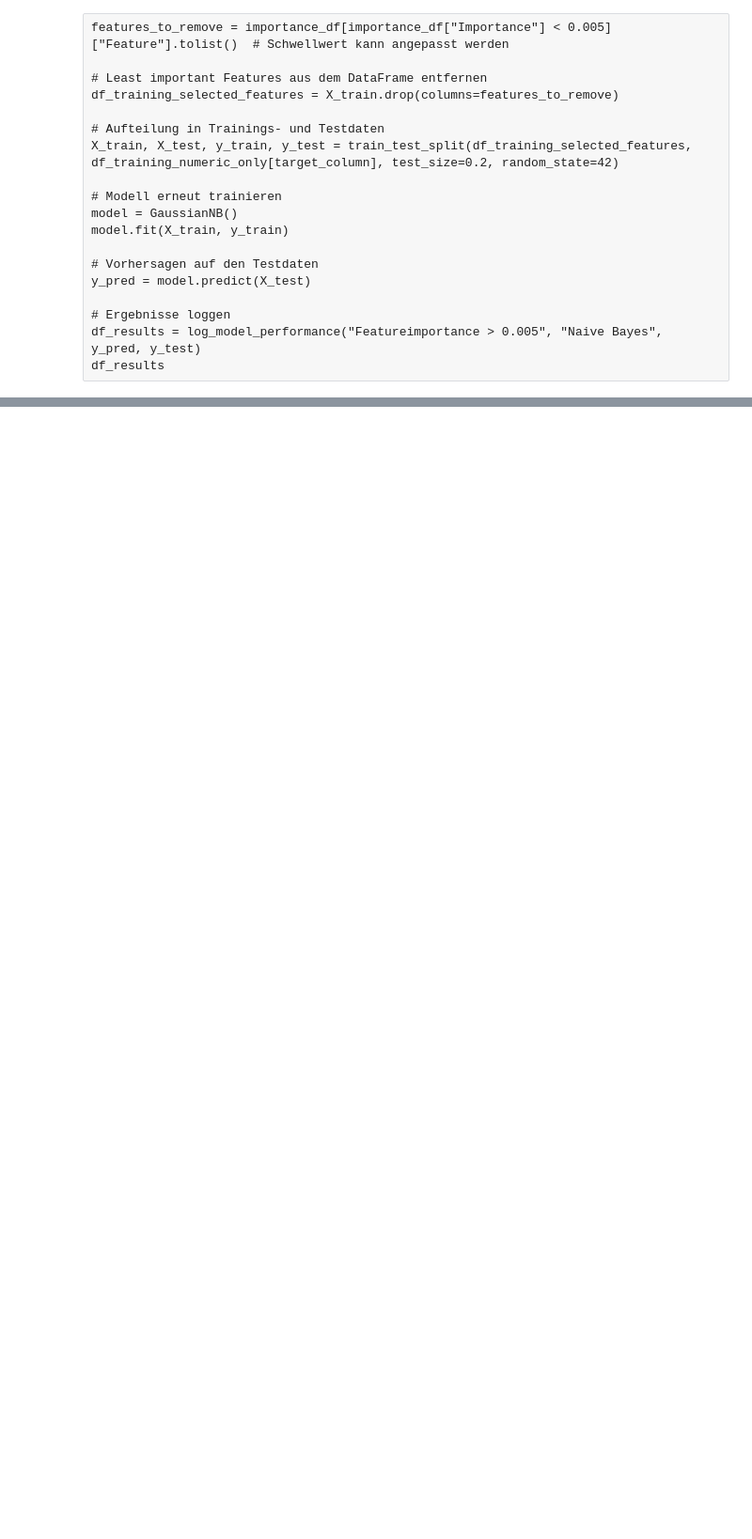
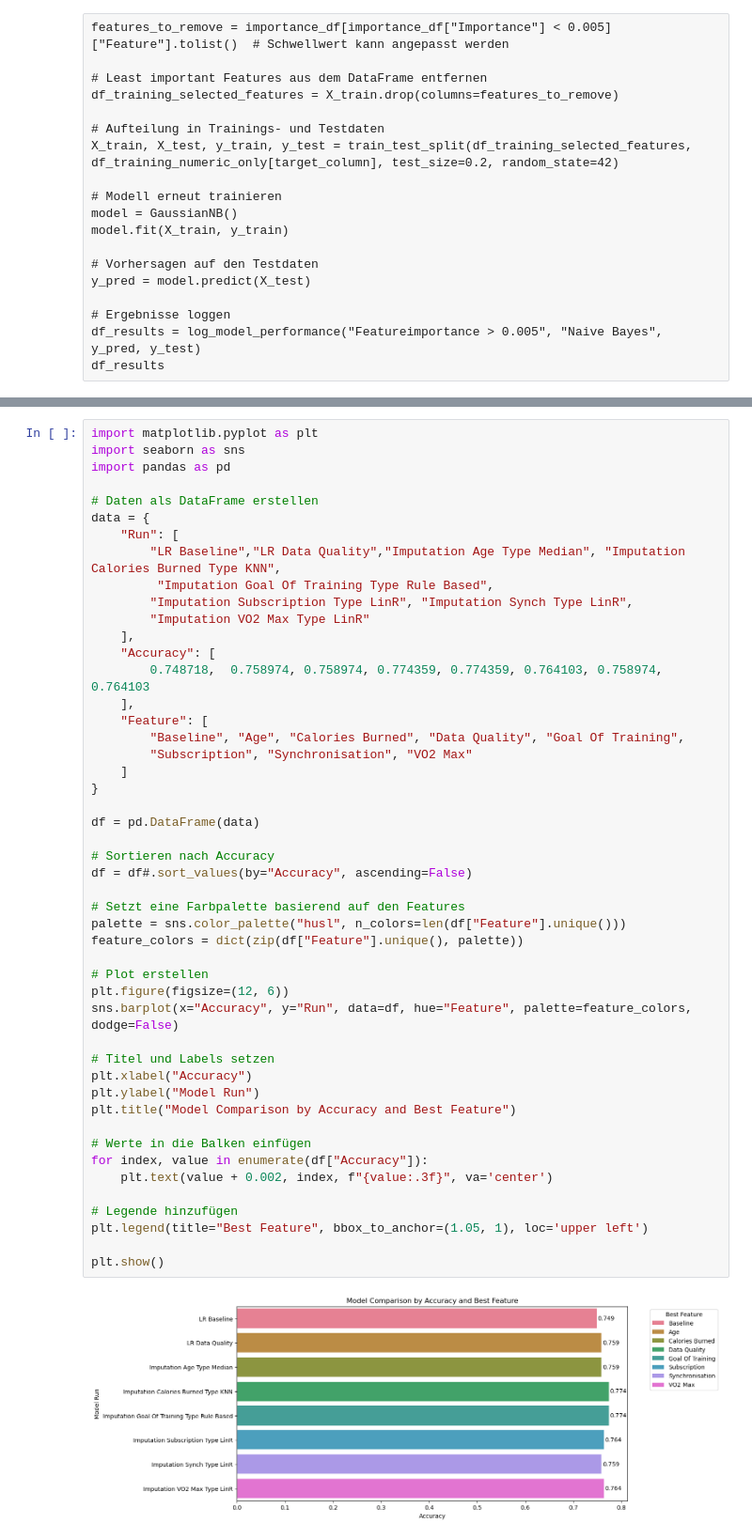
Before and after one commit to MarioKrupinski/Introduction-to-Data-Science-AI, a Jupyter notebook: notebooks/modell_ap_cache.ipynb, the cells around one changed output, grey strips where cells are left out. Shown at 94% size. Saved outputs shown, nothing was run; the diff lists cells and outputs as text; blank space fills up the shorter version.

```diff
--- a/notebooks/modell_ap_cache.ipynb
+++ b/notebooks/modell_ap_cache.ipynb
@@ -1001,0 +1053,50 @@ df_results
+# %%
+import matplotlib.pyplot as plt
+import seaborn as sns
+import pandas as pd
+
+# Daten als DataFrame erstellen
+data = {
+    "Run": [
+        "LR Baseline","LR Data Quality","Imputation Age Type Median", "Imputation Calories Burned Type KNN",
+         "Imputation Goal Of Training Type Rule Based",
+        "Imputation Subscription Type LinR", "Imputation Synch Type LinR",
+        "Imputation VO2 Max Type LinR"
+    ],
+    "Accuracy": [
+        0.748718,  0.758974, 0.758974, 0.774359, 0.774359, 0.764103, 0.758974, 0.764103
+    ],
+    "Feature": [
+        "Baseline", "Age", "Calories Burned", "Data Quality", "Goal Of Training",
+        "Subscription", "Synchronisation", "VO2 Max"
+    ]
+}
+
+df = pd.DataFrame(data)
+
+# Sortieren nach Accuracy
+df = df#.sort_values(by="Accuracy", ascending=False)
+
+# Setzt eine Farbpalette basierend auf den Features
+palette = sns.color_palette("husl", n_colors=len(df["Feature"].unique()))
+feature_colors = dict(zip(df["Feature"].unique(), palette))
+
+# Plot erstellen
+plt.figure(figsize=(12, 6))
+sns.barplot(x="Accuracy", y="Run", data=df, hue="Feature", palette=feature_colors, dodge=False)
+
+# Titel und Labels setzen
+plt.xlabel("Accuracy")
+plt.ylabel("Model Run")
+plt.title("Model Comparison by Accuracy and Best Feature")
+
+# Werte in die Balken einfügen
+for index, value in enumerate(df["Accuracy"]):
+    plt.text(value + 0.002, index, f"{value:.3f}", va='center')
+
+# Legende hinzufügen
+plt.legend(title="Best Feature", bbox_to_anchor=(1.05, 1), loc='upper left')
+
+plt.show()
+# %% [output]
+[figure, added]
```
Also changed, not shown: parts of 5 cells of this notebook.
